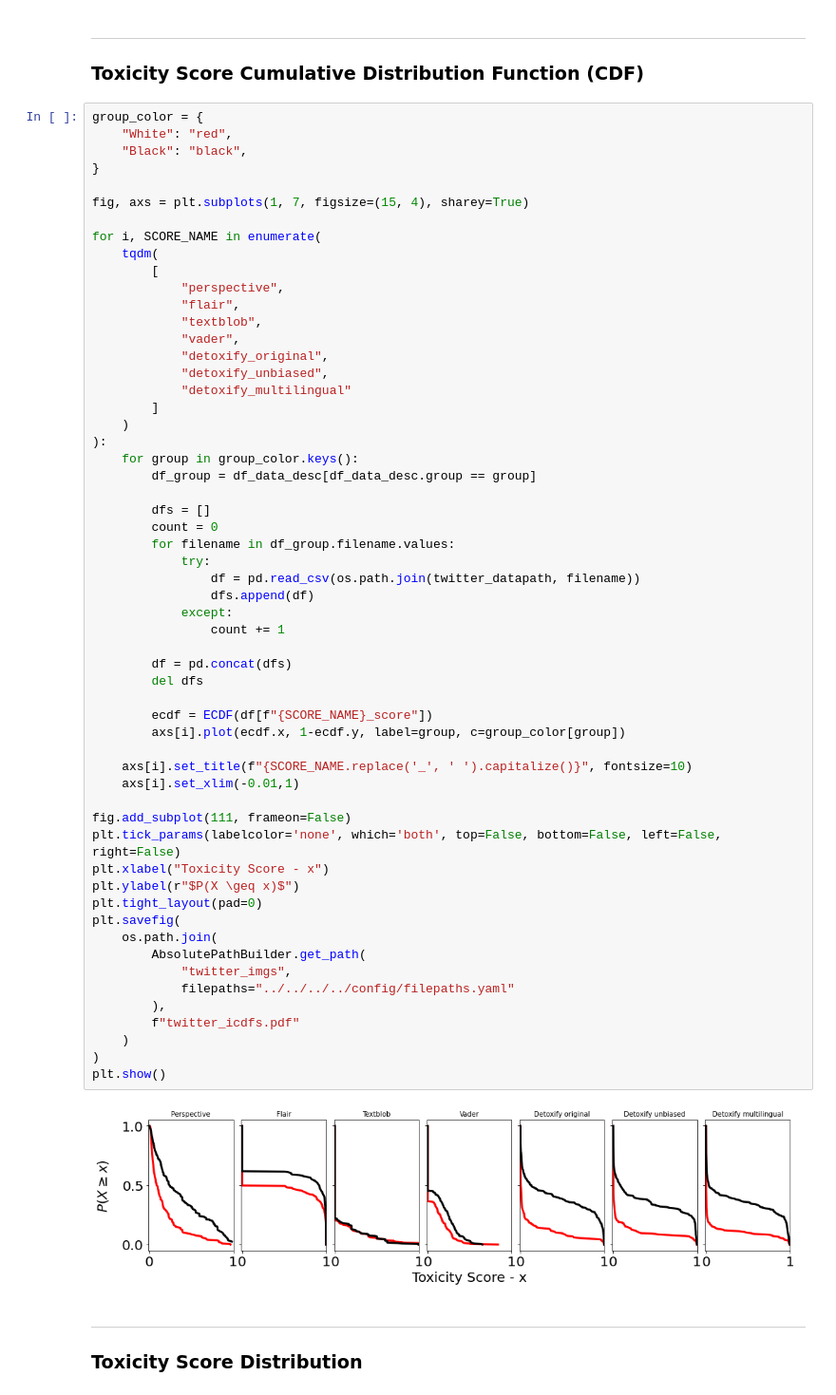
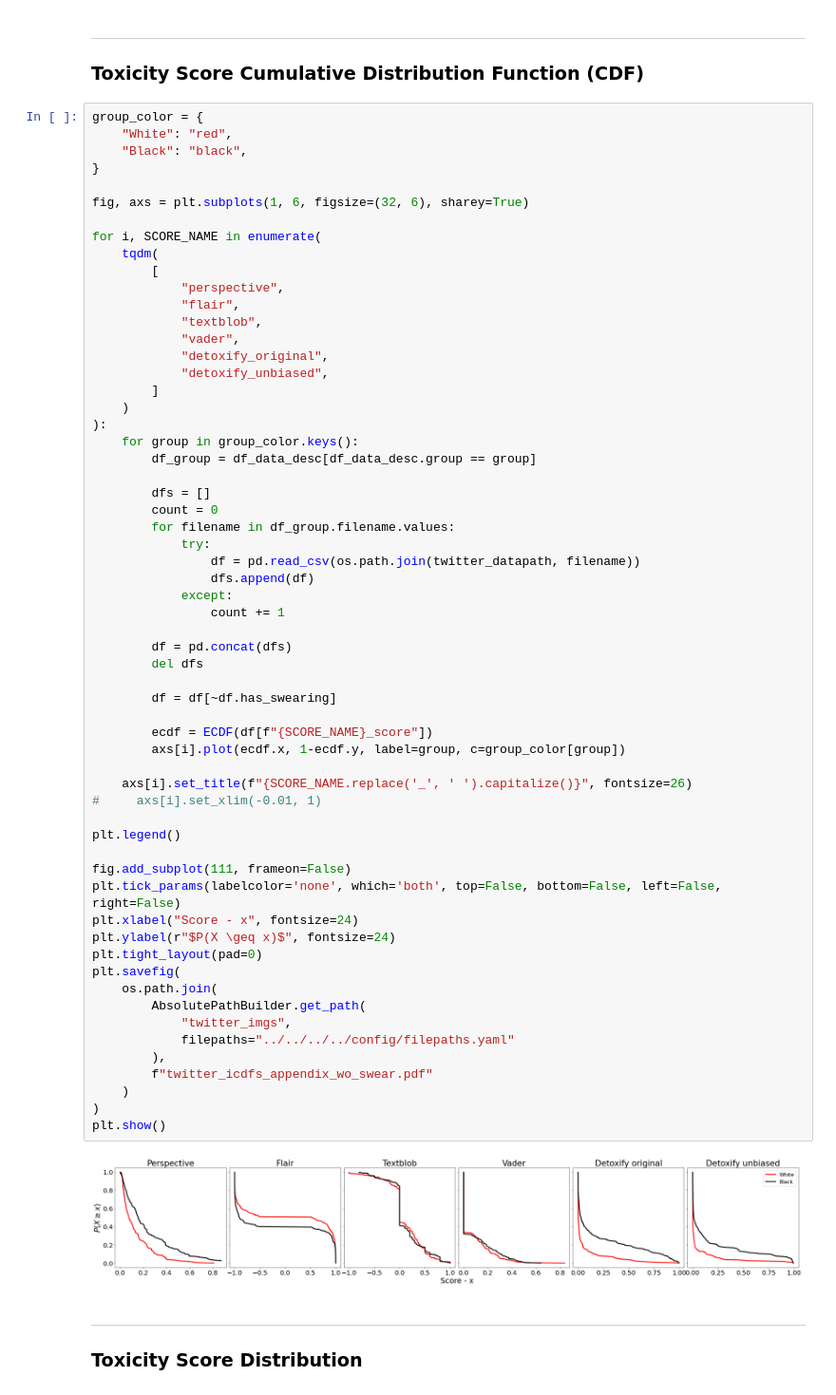
Before and after one commit to Guilherme26/dissertation, a Jupyter notebook: notebooks/pipelines/07-analysis/twitter/07-2-score-analysis.ipynb, the cells around one changed output. Shown at 95% size. Saved outputs shown, nothing was run; the diff lists cells and outputs as text.

```diff
--- a/notebooks/pipelines/07-analysis/twitter/07-2-score-analysis.ipynb
+++ b/notebooks/pipelines/07-analysis/twitter/07-2-score-analysis.ipynb
@@ -61,7 +61,7 @@ group_color = {
     "Black": "black",
 }
 
-fig, axs = plt.subplots(1, 7, figsize=(15, 4), sharey=True)
+fig, axs = plt.subplots(1, 6, figsize=(32, 6), sharey=True)
 
 for i, SCORE_NAME in enumerate(
     tqdm(
@@ -72,7 +72,6 @@ for i, SCORE_NAME in enumerate(
             "vader",
             "detoxify_original",
             "detoxify_unbiased",
-            "detoxify_multilingual"
         ]
     )
 ):
@@ -81,39 +80,43 @@ for i, SCORE_NAME in enumerate(
 
         dfs = []
         count = 0
         for filename in df_group.filename.values:
             try:
                 df = pd.read_csv(os.path.join(twitter_datapath, filename))
                 dfs.append(df)
             except:
                 count += 1
 
         df = pd.concat(dfs)
         del dfs
 
+        df = df[~df.has_swearing]
+
         ecdf = ECDF(df[f"{SCORE_NAME}_score"])
         axs[i].plot(ecdf.x, 1-ecdf.y, label=group, c=group_color[group])
 
-    axs[i].set_title(f"{SCORE_NAME.replace('_', ' ').capitalize()}", fontsize=10)
-    axs[i].set_xlim(-0.01,1)
+    axs[i].set_title(f"{SCORE_NAME.replace('_', ' ').capitalize()}", fontsize=26)
+#     axs[i].set_xlim(-0.01, 1)
+
+plt.legend()
 
 fig.add_subplot(111, frameon=False)
 plt.tick_params(labelcolor='none', which='both', top=False, bottom=False, left=False, right=False)
-plt.xlabel("Toxicity Score - x")
-plt.ylabel(r"$P(X \geq x)$")
+plt.xlabel("Score - x", fontsize=24)
+plt.ylabel(r"$P(X \geq x)$", fontsize=24)
 plt.tight_layout(pad=0)
 plt.savefig(
     os.path.join(
         AbsolutePathBuilder.get_path(
             "twitter_imgs",
             filepaths="../../../../config/filepaths.yaml"
         ),
-        f"twitter_icdfs.pdf"
+        f"twitter_icdfs_appendix_wo_swear.pdf"
     )
 )
 plt.show()
 # %% [output]
-[figure, old version]
+[figure, new version]
 # %% [markdown]
 ---
 
```
Also changed, not shown: 5 other files.
